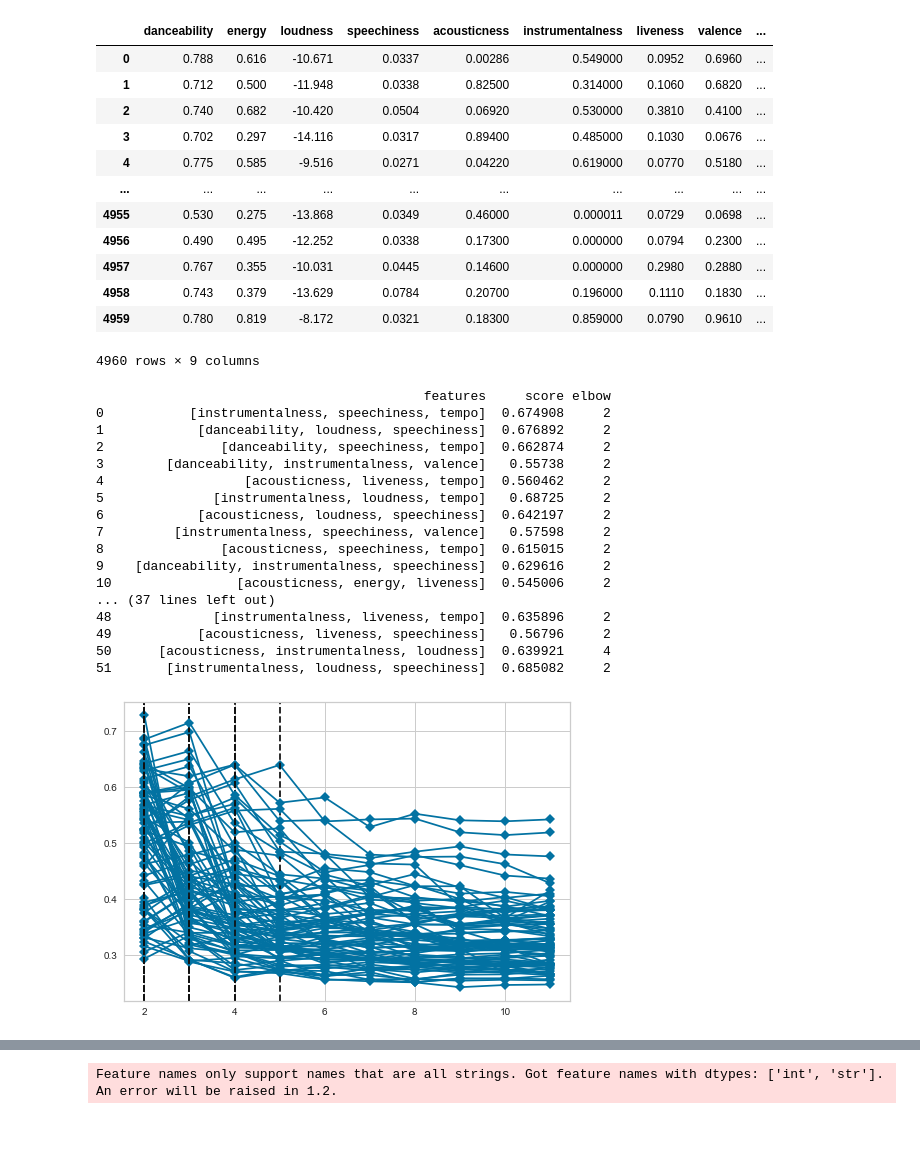
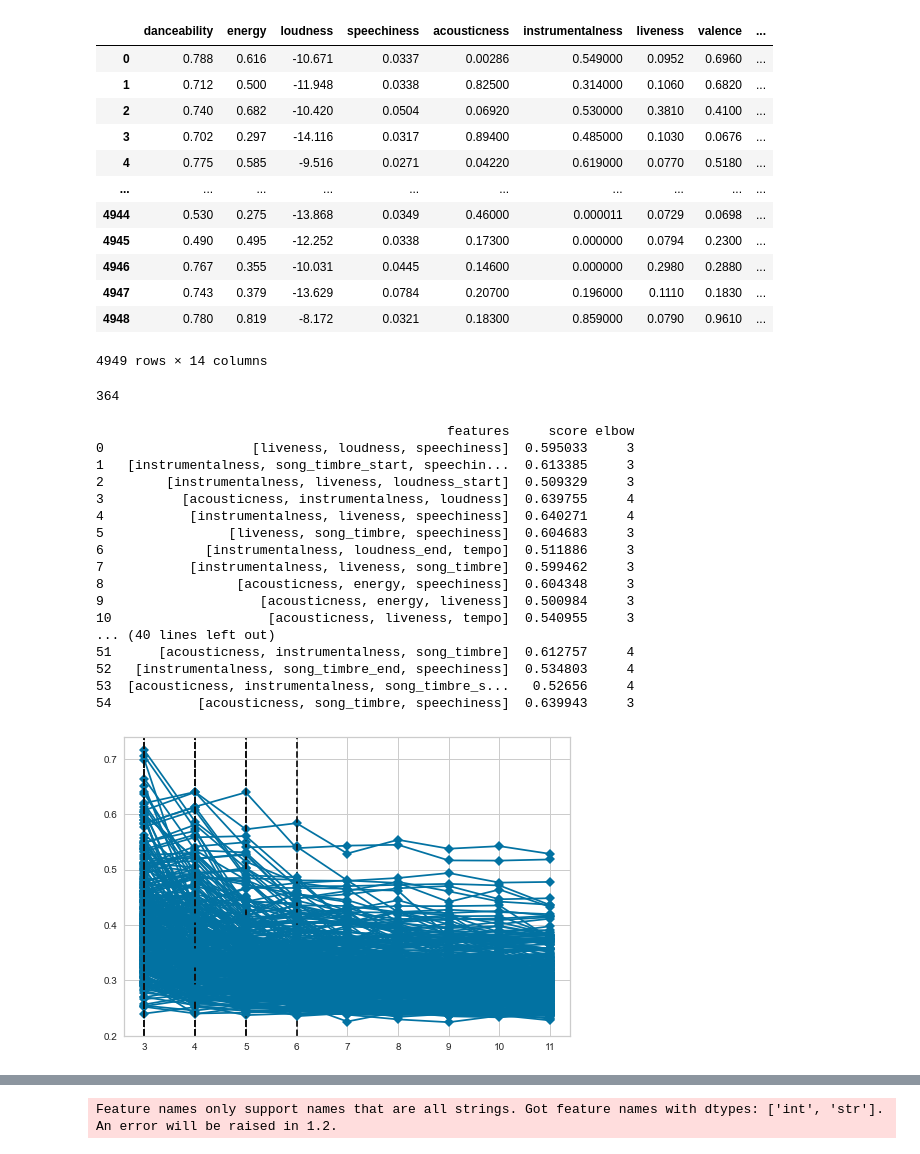
Before and after one commit to crispianm/SpotifySmartSort, a Jupyter notebook: clustering/better_clustering.ipynb, the cells around one changed output, grey strips where cells are left out. Cells and saved outputs as stored; diff of their text form; code cells hidden in the pictures.

```diff
--- a/clustering/better_clustering.ipynb
+++ b/clustering/better_clustering.ipynb
@@ -14,7 +14,7 @@ from yellowbrick.datasets import load_nfl
 from yellowbrick.cluster import KElbowVisualizer
 import itertools as it
 # %%
-data = pd.read_csv("../data/Sam/data_timbre.csv")
+data = pd.read_csv("../data/data_timbre.csv")
 
 NUM_CLUSTERS = 10
 
@@ -24,6 +24,7 @@ data['binary_order'] = (data['track_number']-1)%NUM_CLUSTERS # average number of
 labels = data['track_number']/data['total_tracks']
 
 columns_to_remove = ['binary_order',
+                    'Unnamed: 0.1',
                     'Unnamed: 0',
                     'id',
                     'track_title',
@@ -57,67 +58,69 @@ data
 | 3 | 0.702 | 0.297 | -14.116 | 0.0317 | 0.89400 | 0.485000 | 0.1030 | 0.0676 | ... |
 | 4 | 0.775 | 0.585 | -9.516 | 0.0271 | 0.04220 | 0.619000 | 0.0770 | 0.5180 | ... |
 | ... | ... | ... | ... | ... | ... | ... | ... | ... | ... |
-| 4955 | 0.530 | 0.275 | -13.868 | 0.0349 | 0.46000 | 0.000011 | 0.0729 | 0.0698 | ... |
-| 4956 | 0.490 | 0.495 | -12.252 | 0.0338 | 0.17300 | 0.000000 | 0.0794 | 0.2300 | ... |
-| 4957 | 0.767 | 0.355 | -10.031 | 0.0445 | 0.14600 | 0.000000 | 0.2980 | 0.2880 | ... |
-| 4958 | 0.743 | 0.379 | -13.629 | 0.0784 | 0.20700 | 0.196000 | 0.1110 | 0.1830 | ... |
-| 4959 | 0.780 | 0.819 | -8.172 | 0.0321 | 0.18300 | 0.859000 | 0.0790 | 0.9610 | ... |
+| 4944 | 0.530 | 0.275 | -13.868 | 0.0349 | 0.46000 | 0.000011 | 0.0729 | 0.0698 | ... |
+| 4945 | 0.490 | 0.495 | -12.252 | 0.0338 | 0.17300 | 0.000000 | 0.0794 | 0.2300 | ... |
+| 4946 | 0.767 | 0.355 | -10.031 | 0.0445 | 0.14600 | 0.000000 | 0.2980 | 0.2880 | ... |
+| 4947 | 0.743 | 0.379 | -13.629 | 0.0784 | 0.20700 | 0.196000 | 0.1110 | 0.1830 | ... |
+| 4948 | 0.780 | 0.819 | -8.172 | 0.0321 | 0.18300 | 0.859000 | 0.0790 | 0.9610 | ... |
-4960 rows × 9 columns
+4949 rows × 14 columns
 # %%
 perm = it.combinations(columns, 3)
 output = set(map(lambda x: tuple(sorted(x)),perm))
-# print(list(output))
+print(len(list(output)))
+# %% [output]
+364
 # %%
 a=[]
 column_names = ["features", "score", "elbow"]
 df3 = pd.DataFrame(columns = column_names)
 
 for i in list(output):
     df1 = data[[i[0], i[1], i[2]]]
     x = df1.values  # returns a numpy array
     min_max_scaler = preprocessing.MinMaxScaler()
     x_scaled = min_max_scaler.fit_transform(x)
 
     model = KMeans(random_state=0)
-    visualizer = KElbowVisualizer(model, k=(2,12), metric='silhouette', timings=False)
+    visualizer = KElbowVisualizer(model, k=(3,12), metric='silhouette', timings=False)
     visualizer.fit(x_scaled)
     score = visualizer.elbow_score_
     value = visualizer.elbow_value_
     if score>0.5:
         # visualizer.show()
         idx = df1.columns
         mylist = idx.tolist()
 
         df666 = pd.DataFrame(columns = column_names)
 
         df666['features'] = [mylist]
         df666['score'] = score
         df666['elbow'] = value
 
         df3 = pd.concat([df3, df666], ignore_index=True)
 
 print(df3)
 
 # df3.to_csv('elbow_clusters.csv', index=False)
 # %% [output]
-                                          features     score elbow
-0           [instrumentalness, speechiness, tempo]  0.674908     2
-1            [danceability, loudness, speechiness]  0.676892     2
-2               [danceability, speechiness, tempo]  0.662874     2
-3        [danceability, instrumentalness, valence]   0.55738     2
-4                  [acousticness, liveness, tempo]  0.560462     2
-5              [instrumentalness, loudness, tempo]   0.68725     2
-6            [acousticness, loudness, speechiness]  0.642197     2
-7         [instrumentalness, speechiness, valence]   0.57598     2
-8               [acousticness, speechiness, tempo]  0.615015     2
-9    [danceability, instrumentalness, speechiness]  0.629616     2
-10                [acousticness, energy, liveness]  0.545006     2
-... (37 lines left out)
-48             [instrumentalness, liveness, tempo]  0.635896     2
-49           [acousticness, liveness, speechiness]   0.56796     2
-50      [acousticness, instrumentalness, loudness]  0.639921     4
-51       [instrumentalness, loudness, speechiness]  0.685082     2
+                                             features     score elbow
+0                   [liveness, loudness, speechiness]  0.595033     3
+1   [instrumentalness, song_timbre_start, speechin...  0.613385     3
+2        [instrumentalness, liveness, loudness_start]  0.509329     3
+3          [acousticness, instrumentalness, loudness]  0.639755     4
+4           [instrumentalness, liveness, speechiness]  0.640271     4
+5                [liveness, song_timbre, speechiness]  0.604683     3
+6             [instrumentalness, loudness_end, tempo]  0.511886     3
+7           [instrumentalness, liveness, song_timbre]  0.599462     3
+8                 [acousticness, energy, speechiness]  0.604348     3
+9                    [acousticness, energy, liveness]  0.500984     3
+10                    [acousticness, liveness, tempo]  0.540955     3
+... (40 lines left out)
+51      [acousticness, instrumentalness, song_timbre]  0.612757     4
+52   [instrumentalness, song_timbre_end, speechiness]  0.534803     4
+53  [acousticness, instrumentalness, song_timbre_s...   0.52656     4
+54           [acousticness, song_timbre, speechiness]  0.639943     3
-[figure, old version]
+[figure, new version]
 # %%
 df3 = df3.sort_values('elbow', ascending=False)
 df3 = df3.sort_values('score', ascending=False)
```
Also changed, not shown: parts of 9 cells of this notebook, 7 other files.
